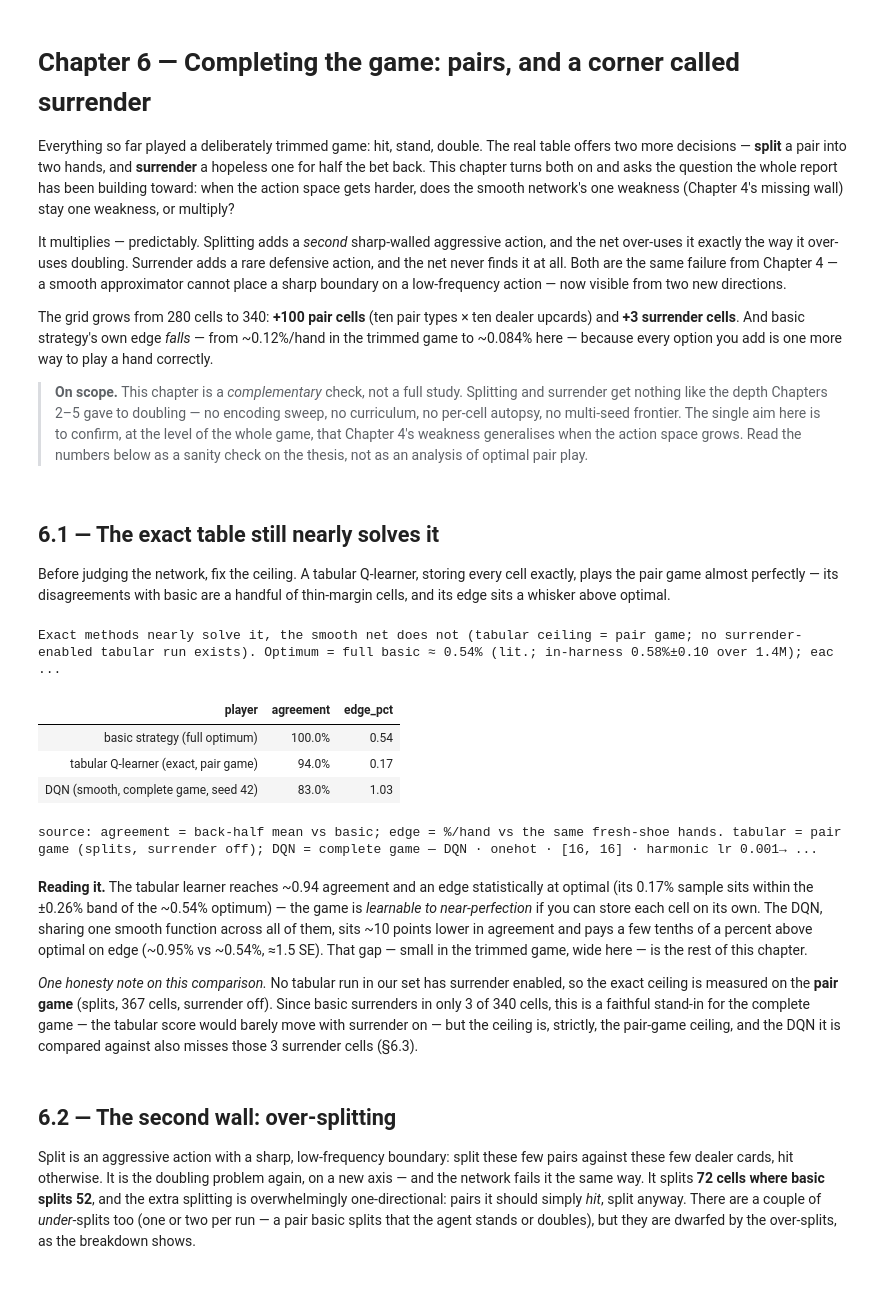
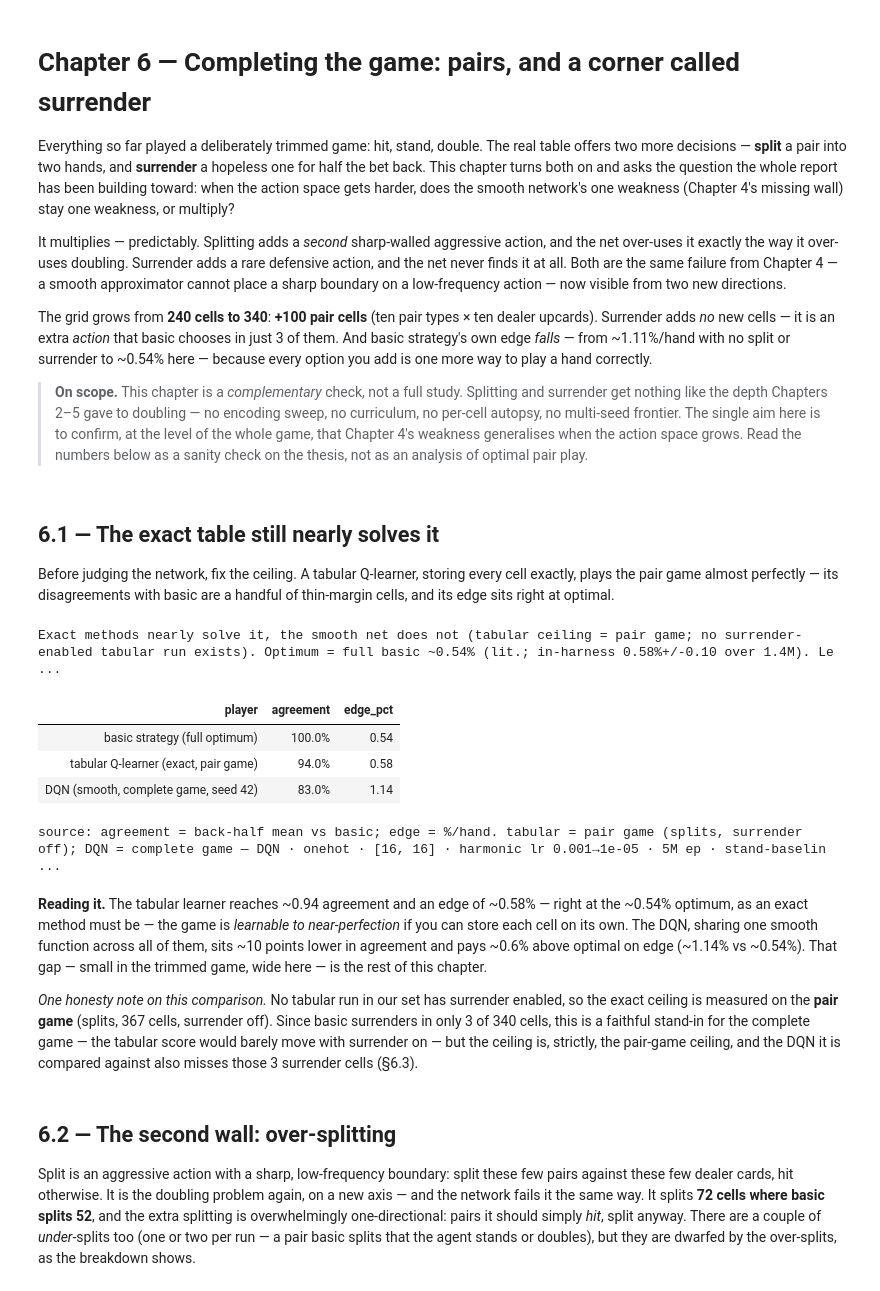
Before and after one commit to arda-basarici/blackjack-rl, a Jupyter notebook: analysis/ch6_complete_game.ipynb, the cells around one changed output. Cells and saved outputs as stored; diff of their text form; code cells hidden in the pictures.

Commit message:
notebook updates/fixes before the final pdf report for step 2

```diff
--- a/analysis/ch6_complete_game.ipynb
+++ b/analysis/ch6_complete_game.ipynb
@@ -5,13 +5,13 @@ Everything so far played a deliberately trimmed game: hit, stand, double. The re
 
 It multiplies — predictably. Splitting adds a *second* sharp-walled aggressive action, and the net over-uses it exactly the way it over-uses doubling. Surrender adds a rare defensive action, and the net never finds it at all. Both are the same failure from Chapter 4 — a smooth approximator cannot place a sharp boundary on a low-frequency action — now visible from two new directions.
 
-The grid grows from 280 cells to 340: **+100 pair cells** (ten pair types × ten dealer upcards) and **+3 surrender cells**. And basic strategy's own edge *falls* — from ~0.12%/hand in the trimmed game to ~0.084% here — because every option you add is one more way to play a hand correctly.
+The grid grows from **240 cells to 340**: **+100 pair cells** (ten pair types × ten dealer upcards). Surrender adds *no* new cells — it is an extra *action* that basic chooses in just 3 of them. And basic strategy's own edge *falls* — from ~1.11%/hand with no split or surrender to ~0.54% here — because every option you add is one more way to play a hand correctly.
 
 > **On scope.** This chapter is a *complementary* check, not a full study. Splitting and surrender get nothing like the depth Chapters 2–5 gave to doubling — no encoding sweep, no curriculum, no per-cell autopsy, no multi-seed frontier. The single aim here is to confirm, at the level of the whole game, that Chapter 4's weakness generalises when the action space grows. Read the numbers below as a sanity check on the thesis, not as an analysis of optimal pair play.
 # %% [markdown]
 ## 6.1 — The exact table still nearly solves it
 
-Before judging the network, fix the ceiling. A tabular Q-learner, storing every cell exactly, plays the pair game almost perfectly — its disagreements with basic are a handful of thin-margin cells, and its edge sits a whisker above optimal.
+Before judging the network, fix the ceiling. A tabular Q-learner, storing every cell exactly, plays the pair game almost perfectly — its disagreements with basic are a handful of thin-margin cells, and its edge sits right at optimal.
 # %%
 import sys; sys.path.insert(0, '.')
 import json as _j
@@ -19,41 +19,41 @@ from pathlib import Path as _P
 from collections import Counter
 import numpy as np, pandas as pd
 import matplotlib.pyplot as plt
 from matplotlib.colors import ListedColormap
 import matplotlib.patches as mpatches
 from runs import load_runs, learning_curve, show, provenance, fignote, describe, OPTIMUM_PCT, EDGE_SE_PCT
 
 df = load_runs()
 
 # the complete game = splits AND surrender. Two matched DQN runs (seeds 42/43, 5M onehot).
 COMPLETE = df[df.with_splits & df.with_surrender & (df.method == 'dqn') & (df.hidden == '[16, 16]')].sort_values('seed')
 RUN  = COMPLETE.iloc[0]                                   # seed 42 — the worked example
 # the exact-table ceiling: best tabular run on the pair game (NO tabular-with-surrender run exists)
 TAB  = df[df.with_splits & (df.method == 'tabular')].sort_values('agreement').iloc[-1]
 
 def back_half(row):
     lc = learning_curve(row.path)
     a = np.array([cp['agreement'] for cp in lc if 'agreement' in cp])
     return float(a[len(a)//2:].mean()) if len(a) else row.agreement
 
 board = pd.DataFrame([
     dict(player='basic strategy (full optimum)', agreement=1.0, edge_pct=OPTIMUM_PCT['complete']),
     dict(player='tabular Q-learner (exact, pair game)', agreement=back_half(TAB), edge_pct=TAB.edge_pct),
     dict(player='DQN (smooth, complete game, seed 42)', agreement=back_half(RUN), edge_pct=RUN.edge_pct),
 ])
 show(board, pct=['agreement'], num=['edge_pct'],
-     caption='Exact methods nearly solve it, the smooth net does not (tabular ceiling = pair game; no surrender-enabled tabular run exists). Optimum = full basic ≈ 0.54% (lit.; in-harness 0.58%±0.10 over 1.4M); each learner edge is one 200k seed-0 eval, ±0.26%/hand.',
-     source='source: agreement = back-half mean vs basic; edge = %/hand vs the same fresh-shoe hands. '
+     caption='Exact methods nearly solve it, the smooth net does not (tabular ceiling = pair game; no surrender-enabled tabular run exists). Optimum = full basic ~0.54% (lit.; in-harness 0.58%+/-0.10 over 1.4M). Learner edges are tight multi-million-hand re-evaluations; the eval is seed-sensitive (~+/-0.15%/hand).',
+     source='source: agreement = back-half mean vs basic; edge = %/hand. '
             'tabular = pair game (splits, surrender off); DQN = complete game — ' + describe(RUN, seed=False))
 # %% [output]
-Exact methods nearly solve it, the smooth net does not (tabular ceiling = pair game; no surrender-enabled tabular run exists). Optimum = full basic ≈ 0.54% (lit.; in-harness 0.58%±0.10 over 1.4M); eac ...
+Exact methods nearly solve it, the smooth net does not (tabular ceiling = pair game; no surrender-enabled tabular run exists). Optimum = full basic ~0.54% (lit.; in-harness 0.58%+/-0.10 over 1.4M). Le ...
 | player | agreement | edge_pct |
 | basic strategy (full optimum) | 100.0% | 0.54 |
-| tabular Q-learner (exact, pair game) | 94.0% | 0.17 |
-| DQN (smooth, complete game, seed 42) | 83.0% | 1.03 |
+| tabular Q-learner (exact, pair game) | 94.0% | 0.58 |
+| DQN (smooth, complete game, seed 42) | 83.0% | 1.14 |
-source: agreement = back-half mean vs basic; edge = %/hand vs the same fresh-shoe hands. tabular = pair game (splits, surrender off); DQN = complete game — DQN · onehot · [16, 16] · harmonic lr 0.001→ ...
+source: agreement = back-half mean vs basic; edge = %/hand. tabular = pair game (splits, surrender off); DQN = complete game — DQN · onehot · [16, 16] · harmonic lr 0.001→1e-05 · 5M ep · stand-baselin ...
 # %% [markdown]
-**Reading it.** The tabular learner reaches ~0.94 agreement and an edge statistically at optimal (its 0.17% sample sits within the ±0.26% band of the ~0.54% optimum) — the game is *learnable to near-perfection* if you can store each cell on its own. The DQN, sharing one smooth function across all of them, sits ~10 points lower in agreement and pays a few tenths of a percent above optimal on edge (~0.95% vs ~0.54%, ≈1.5 SE). That gap — small in the trimmed game, wide here — is the rest of this chapter.
+**Reading it.** The tabular learner reaches ~0.94 agreement and an edge of ~0.58% — right at the ~0.54% optimum, as an exact method must be — the game is *learnable to near-perfection* if you can store each cell on its own. The DQN, sharing one smooth function across all of them, sits ~10 points lower in agreement and pays ~0.6% above optimal on edge (~1.14% vs ~0.54%). That gap — small in the trimmed game, wide here — is the rest of this chapter.
 
 *One honesty note on this comparison.* No tabular run in our set has surrender enabled, so the exact ceiling is measured on the **pair game** (splits, 367 cells, surrender off). Since basic surrenders in only 3 of 340 cells, this is a faithful stand-in for the complete game — the tabular score would barely move with surrender on — but the ceiling is, strictly, the pair-game ceiling, and the DQN it is compared against also misses those 3 surrender cells (§6.3).
 # %% [markdown]
```
Also changed, not shown: parts of 2 cells of this notebook, 20 other files.
